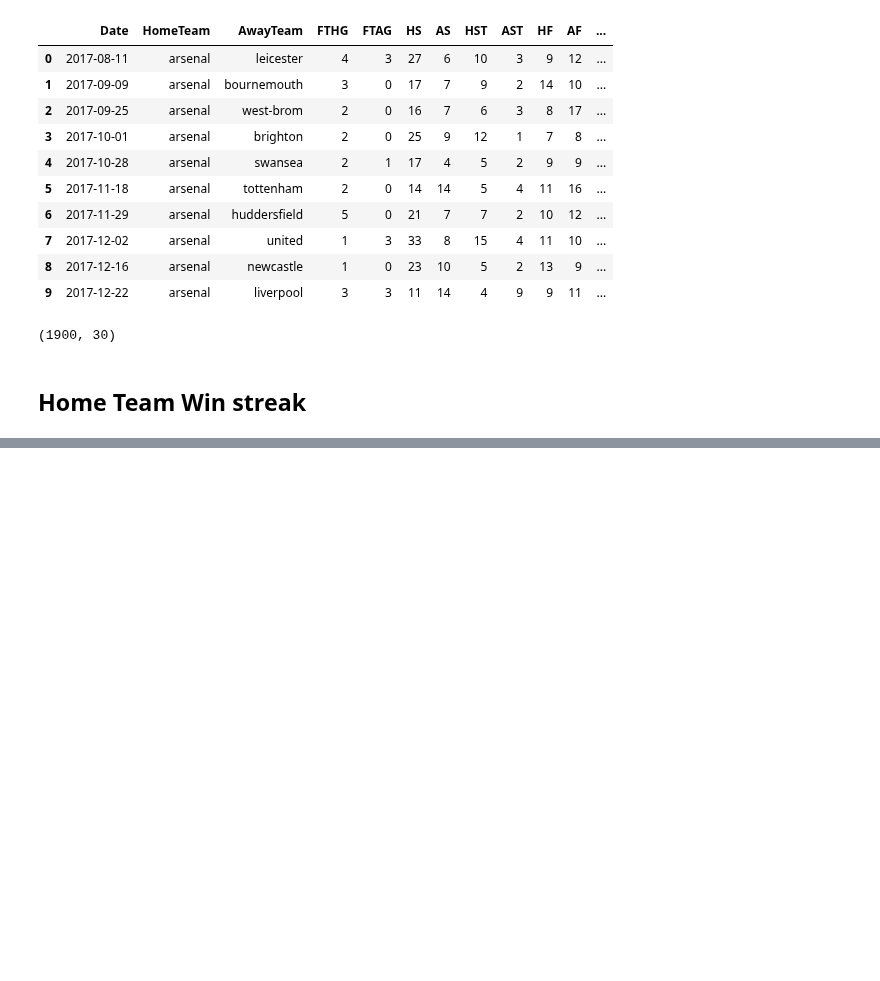
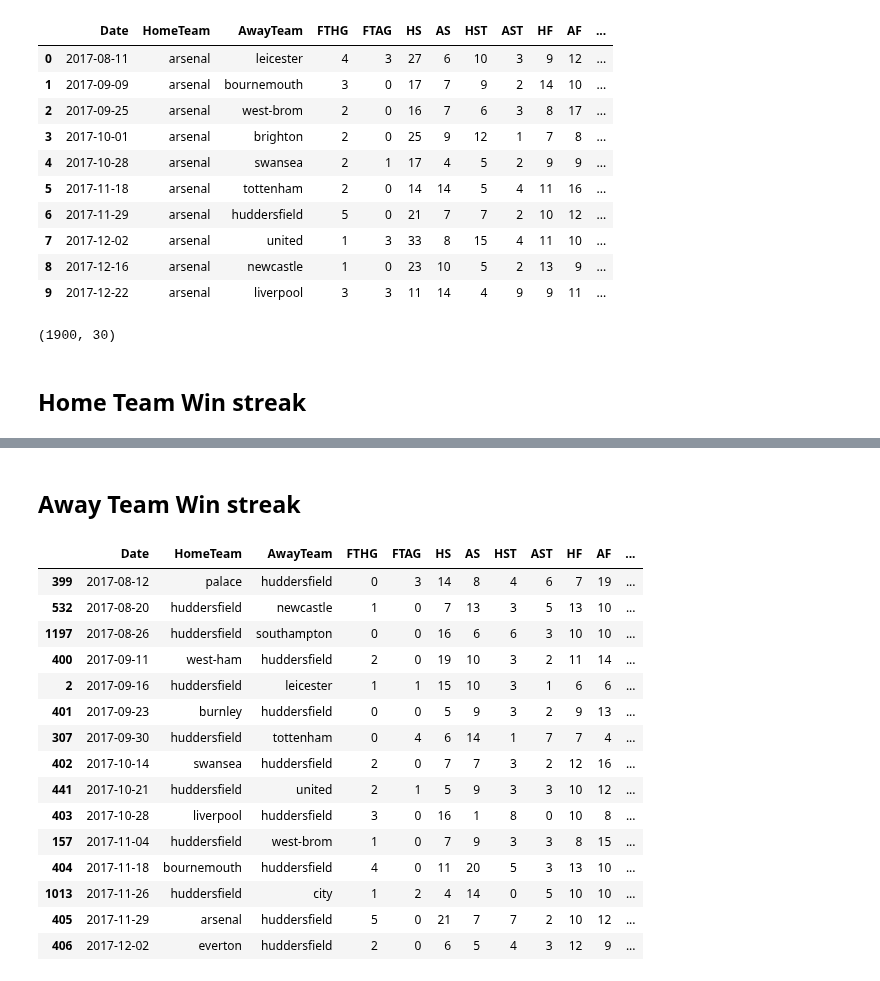
Before and after one commit to schoibs/football-match-prediction, a Jupyter notebook: 2 Feature Engineering.ipynb, the cells around one changed output, grey strips where cells are left out. Cells and saved outputs as stored; diff of their text form; code cells hidden in the pictures; blank space fills up the shorter version.

Commit message:
Add a new feature: Away team average points in last 5 away matches

```diff
--- a/2 Feature Engineering.ipynb
+++ b/2 Feature Engineering.ipynb
@@ -439,0 +438,29 @@ df.shape
+# %%
+def getPointsGained(row):
+    if row['Result'] == 'W':
+        return 0
+    elif row['Result'] == 'D':
+        return 1
+    elif row['Result'] == 'L':
+        return 3
+# %%
+temp_df = pd.DataFrame()
+
+for team in df['AwayTeam'].unique():
+    team_df = df[(df['AwayTeam'] == team)]
+    team_df['Points Gained'] = team_df.apply(lambda row: getPointsGained(row), axis=1)
+    team_df = team_df.sort_values(by = 'Date')
+
+    number_of_previous_matches = 5
+    column = 0
+
+    for i in range(1, number_of_previous_matches+1):
+        column += team_df['Points Gained'].shift(i)
+
+    team_df['AAvgPts in Last 5 Away Matches'] = column / number_of_previous_matches
+    team_df.drop(columns=['Points Gained'], inplace=True)
+
+    team_df = team_df[team_df['AwayTeam'] == team]
+    temp_df = pd.concat([temp_df, team_df]).reset_index(drop=True)
+
+df = temp_df
@@ -439,0 +485,22 @@ df.shape
+# %% [markdown]
+## Away Team Win streak
+# %%
+t = 'huddersfield'
+df[(df['HomeTeam'] == t) | (df['AwayTeam'] == t)].sort_values(by = 'Date').head(15)
+# %% [output]
+|  | Date | HomeTeam | AwayTeam | FTHG | FTAG | HS | AS | HST | AST | HF | AF | ... |
+| 399 | 2017-08-12 | palace | huddersfield | 0 | 3 | 14 | 8 | 4 | 6 | 7 | 19 | ... |
+| 532 | 2017-08-20 | huddersfield | newcastle | 1 | 0 | 7 | 13 | 3 | 5 | 13 | 10 | ... |
+| 1197 | 2017-08-26 | huddersfield | southampton | 0 | 0 | 16 | 6 | 6 | 3 | 10 | 10 | ... |
+| 400 | 2017-09-11 | west-ham | huddersfield | 2 | 0 | 19 | 10 | 3 | 2 | 11 | 14 | ... |
+| 2 | 2017-09-16 | huddersfield | leicester | 1 | 1 | 15 | 10 | 3 | 1 | 6 | 6 | ... |
+| 401 | 2017-09-23 | burnley | huddersfield | 0 | 0 | 5 | 9 | 3 | 2 | 9 | 13 | ... |
+| 307 | 2017-09-30 | huddersfield | tottenham | 0 | 4 | 6 | 14 | 1 | 7 | 7 | 4 | ... |
+| 402 | 2017-10-14 | swansea | huddersfield | 2 | 0 | 7 | 7 | 3 | 2 | 12 | 16 | ... |
+| 441 | 2017-10-21 | huddersfield | united | 2 | 1 | 5 | 9 | 3 | 3 | 10 | 12 | ... |
+| 403 | 2017-10-28 | liverpool | huddersfield | 3 | 0 | 16 | 1 | 8 | 0 | 10 | 8 | ... |
+| 157 | 2017-11-04 | huddersfield | west-brom | 1 | 0 | 7 | 9 | 3 | 3 | 8 | 15 | ... |
+| 404 | 2017-11-18 | bournemouth | huddersfield | 4 | 0 | 11 | 20 | 5 | 3 | 13 | 10 | ... |
+| 1013 | 2017-11-26 | huddersfield | city | 1 | 2 | 4 | 14 | 0 | 5 | 10 | 10 | ... |
+| 405 | 2017-11-29 | arsenal | huddersfield | 5 | 0 | 21 | 7 | 7 | 2 | 10 | 12 | ... |
+| 406 | 2017-12-02 | everton | huddersfield | 2 | 0 | 6 | 5 | 4 | 3 | 12 | 9 | ... |
```
Also changed, not shown: parts of 32 cells of this notebook.
